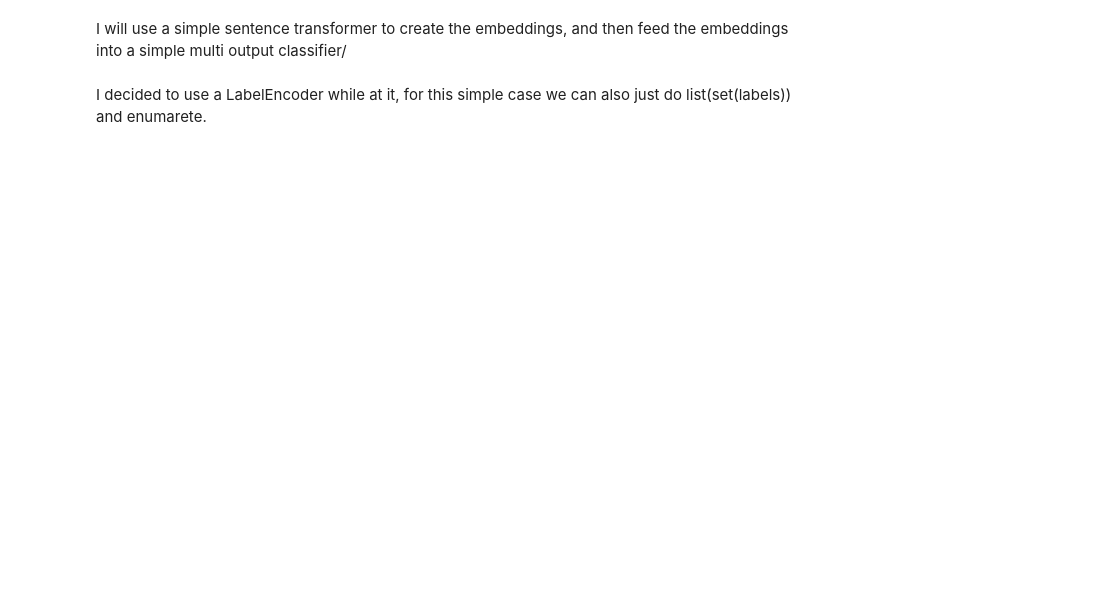
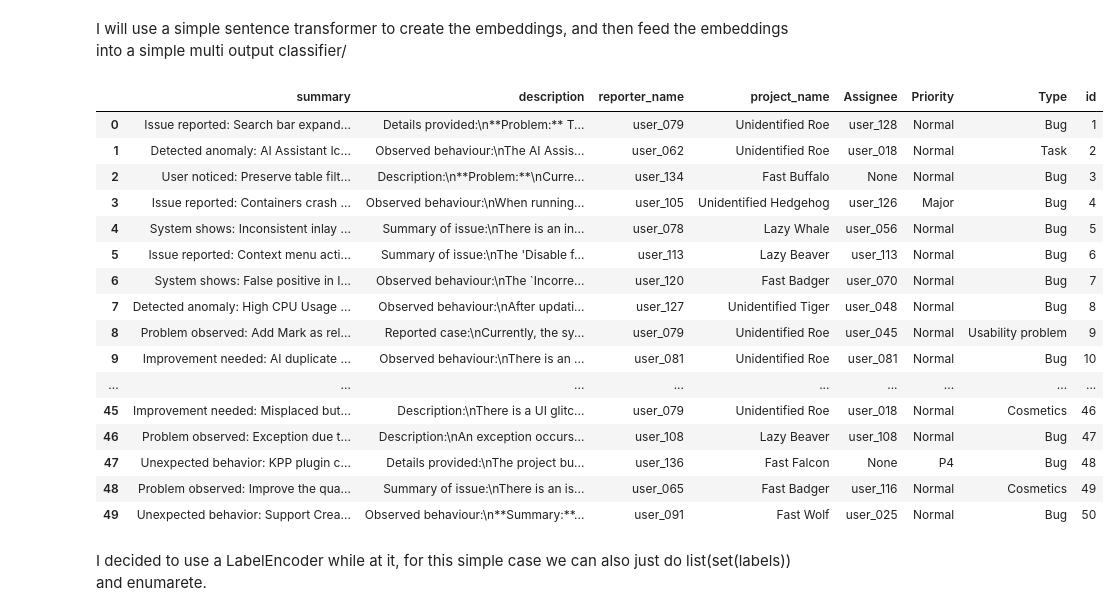
Before and after one commit to gorpeliates/fieldrecognition, a Jupyter notebook: Notebook.ipynb, the cells around one changed output. Saved outputs shown, nothing was run; the diff lists cells and outputs as text; code cells hidden in the pictures; blank space fills up the shorter version.

```diff
--- a/Notebook.ipynb
+++ b/Notebook.ipynb
@@ -5,12 +5,30 @@ from sentence_transformers import SentenceTransformer
 I will use a simple sentence transformer to create the embeddings, and then feed the embeddings into a simple multi output classifier/
 # %%
 df = pd.read_json("data/dataset.json")
-df.head()
+df[:50]
 
 # I decided to shuffle the dataframe to ensure randomness in the 50 50 train-test split, however when I tried this approach
 #  without shuffling the accuracy was 0 as the test split had label that werent present in the train split.
 
-df = df.sample(frac=1).reset_index(drop=True)
+#df = df.sample(frac=1).reset_index(drop=True)
+# %% [output]
+|  | summary | description | reporter_name | project_name | Assignee | Priority | Type | id |
+| 0 | Issue reported: Search bar expand... | Details provided:\n**Problem:** T... | user_079 | Unidentified Roe | user_128 | Normal | Bug | 1 |
+| 1 | Detected anomaly: AI Assistant Ic... | Observed behaviour:\nThe AI Assis... | user_062 | Unidentified Roe | user_018 | Normal | Task | 2 |
+| 2 | User noticed: Preserve table filt... | Description:\n**Problem:**\nCurre... | user_134 | Fast Buffalo | None | Normal | Bug | 3 |
+| 3 | Issue reported: Containers crash ... | Observed behaviour:\nWhen running... | user_105 | Unidentified Hedgehog | user_126 | Major | Bug | 4 |
+| 4 | System shows: Inconsistent inlay ... | Summary of issue:\nThere is an in... | user_078 | Lazy Whale | user_056 | Normal | Bug | 5 |
+| 5 | Issue reported: Context menu acti... | Summary of issue:\nThe 'Disable f... | user_113 | Lazy Beaver | user_113 | Normal | Bug | 6 |
+| 6 | System shows: False positive in I... | Observed behaviour:\nThe `Incorre... | user_120 | Fast Badger | user_070 | Normal | Bug | 7 |
+| 7 | Detected anomaly: High CPU Usage ... | Observed behaviour:\nAfter updati... | user_127 | Unidentified Tiger | user_048 | Normal | Bug | 8 |
+| 8 | Problem observed: Add Mark as rel... | Reported case:\nCurrently, the sy... | user_079 | Unidentified Roe | user_045 | Normal | Usability problem | 9 |
+| 9 | Improvement needed: AI duplicate ... | Observed behaviour:\nThere is an ... | user_081 | Unidentified Roe | user_081 | Normal | Bug | 10 |
+| ... | ... | ... | ... | ... | ... | ... | ... | ... |
+| 45 | Improvement needed: Misplaced but... | Description:\nThere is a UI glitc... | user_079 | Unidentified Roe | user_018 | Normal | Cosmetics | 46 |
+| 46 | Problem observed: Exception due t... | Description:\nAn exception occurs... | user_108 | Lazy Beaver | user_108 | Normal | Bug | 47 |
+| 47 | Unexpected behavior: KPP plugin c... | Details provided:\nThe project bu... | user_136 | Fast Falcon | None | P4 | Bug | 48 |
+| 48 | Problem observed: Improve the qua... | Summary of issue:\nThere is an is... | user_065 | Fast Badger | user_116 | Normal | Cosmetics | 49 |
+| 49 | Unexpected behavior: Support Crea... | Observed behaviour:\n**Summary:**... | user_091 | Fast Wolf | user_025 | Normal | Bug | 50 |
 # %% [markdown]
 I decided to use a LabelEncoder while at it, for this simple case we can also just do list(set(labels)) and enumarete.
 # %%
```
Also changed, not shown: parts of 5 cells of this notebook, 2 other files.
